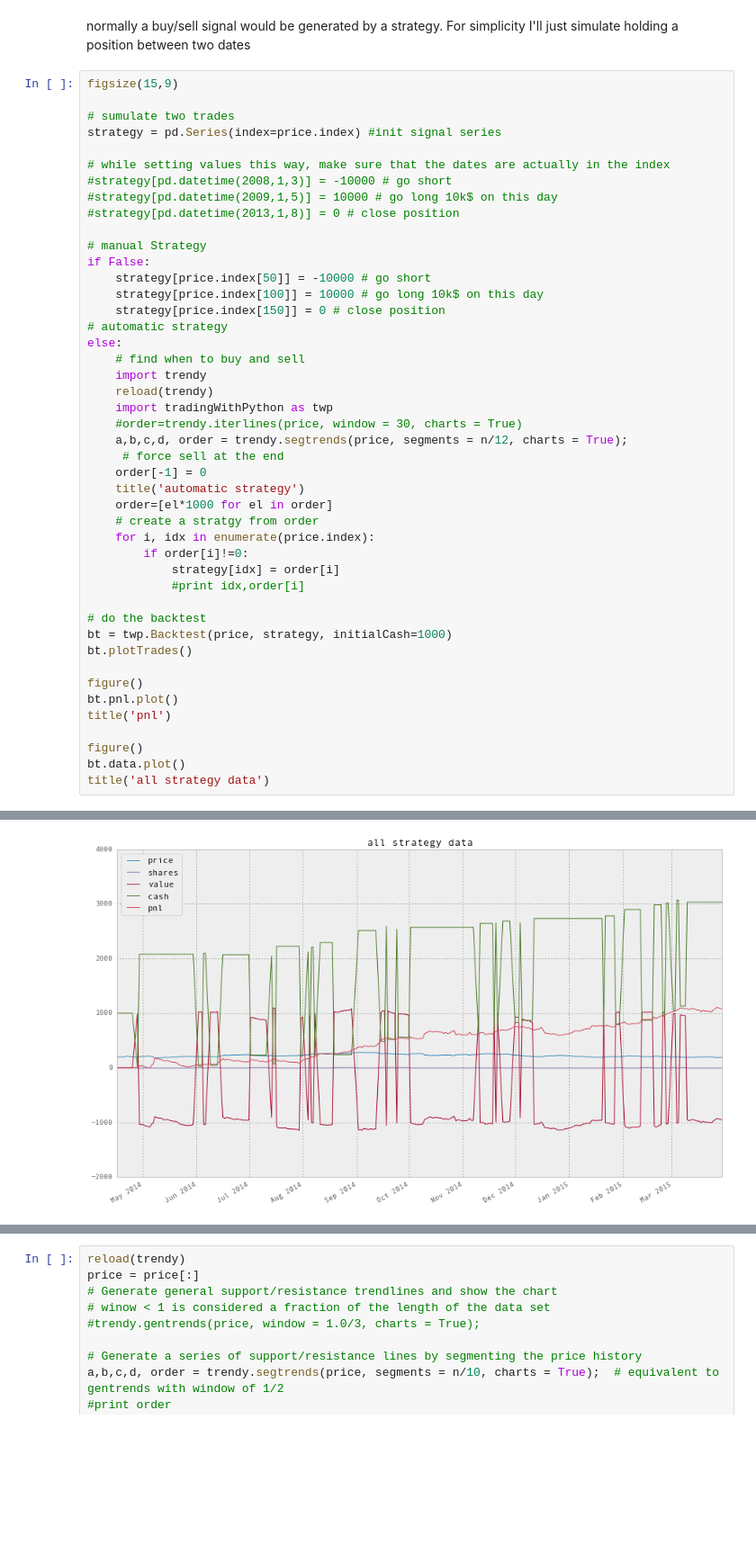
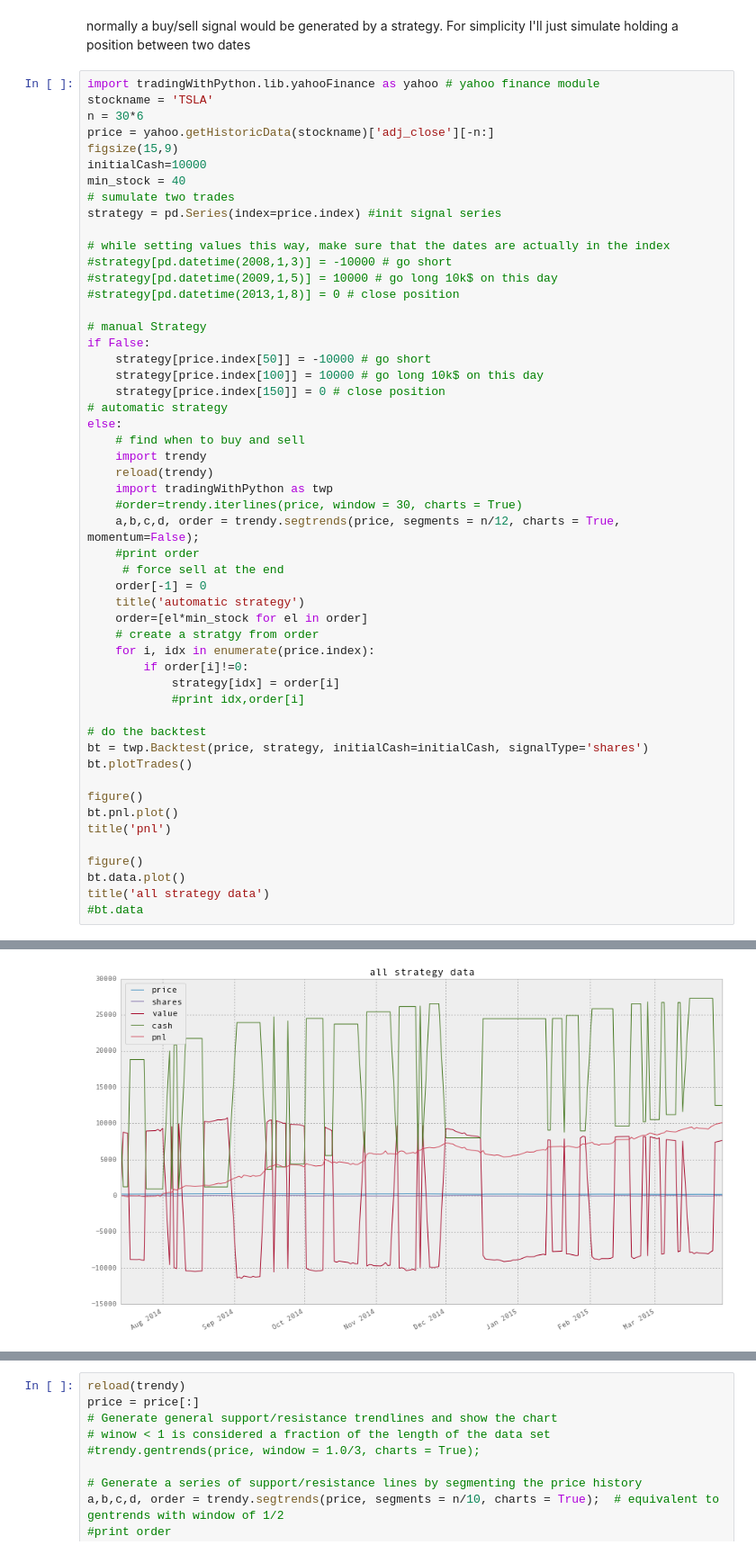
Before and after one commit to fraka6/trading-with-python, a Jupyter notebook: notebooks/explore_automatic_trading.ipynb, the cells around one changed output, grey strips where cells are left out. Shown at 90% size. Cells and saved outputs as stored; diff of their text form; blank space fills up the shorter version.

Commit message:
add momentum

```diff
--- a/notebooks/explore_automatic_trading.ipynb
+++ b/notebooks/explore_automatic_trading.ipynb
@@ -106,8 +106,13 @@ Got 1196 days of data
 # %% [markdown]
 normally a buy/sell signal would be generated by a strategy. For simplicity I'll just simulate holding a position between two dates
 # %%
+import tradingWithPython.lib.yahooFinance as yahoo # yahoo finance module
+stockname = 'TSLA'
+n = 30*6
+price = yahoo.getHistoricData(stockname)['adj_close'][-n:]
 figsize(15,9)
-
+initialCash=10000
+min_stock = 40
 # sumulate two trades
 strategy = pd.Series(index=price.index) #init signal series
 
@@ -128,11 +133,12 @@ else:
     reload(trendy)
     import tradingWithPython as twp
     #order=trendy.iterlines(price, window = 30, charts = True)
-    a,b,c,d, order = trendy.segtrends(price, segments = n/12, charts = True);
+    a,b,c,d, order = trendy.segtrends(price, segments = n/12, charts = True, momentum=False);
+    #print order
      # force sell at the end
     order[-1] = 0
     title('automatic strategy')
-    order=[el*1000 for el in order]
+    order=[el*min_stock for el in order]
     # create a stratgy from order
     for i, idx in enumerate(price.index):
         if order[i]!=0:
@@ -140,7 +146,7 @@ else:
             #print idx,order[i]
 
 # do the backtest
-bt = twp.Backtest(price, strategy, initialCash=1000)
+bt = twp.Backtest(price, strategy, initialCash=initialCash, signalType='shares')
 bt.plotTrades()
 
 figure()
@@ -150,4 +156,5 @@ title('pnl')
 figure()
 bt.data.plot()
 title('all strategy data')
+#bt.data
 # %% [output]
@@ -159 +167 @@ title('all strategy data')
-[figure, old version]
+[figure, new version]
```
Also changed, not shown: parts of 4 cells of this notebook, 1 other file.
